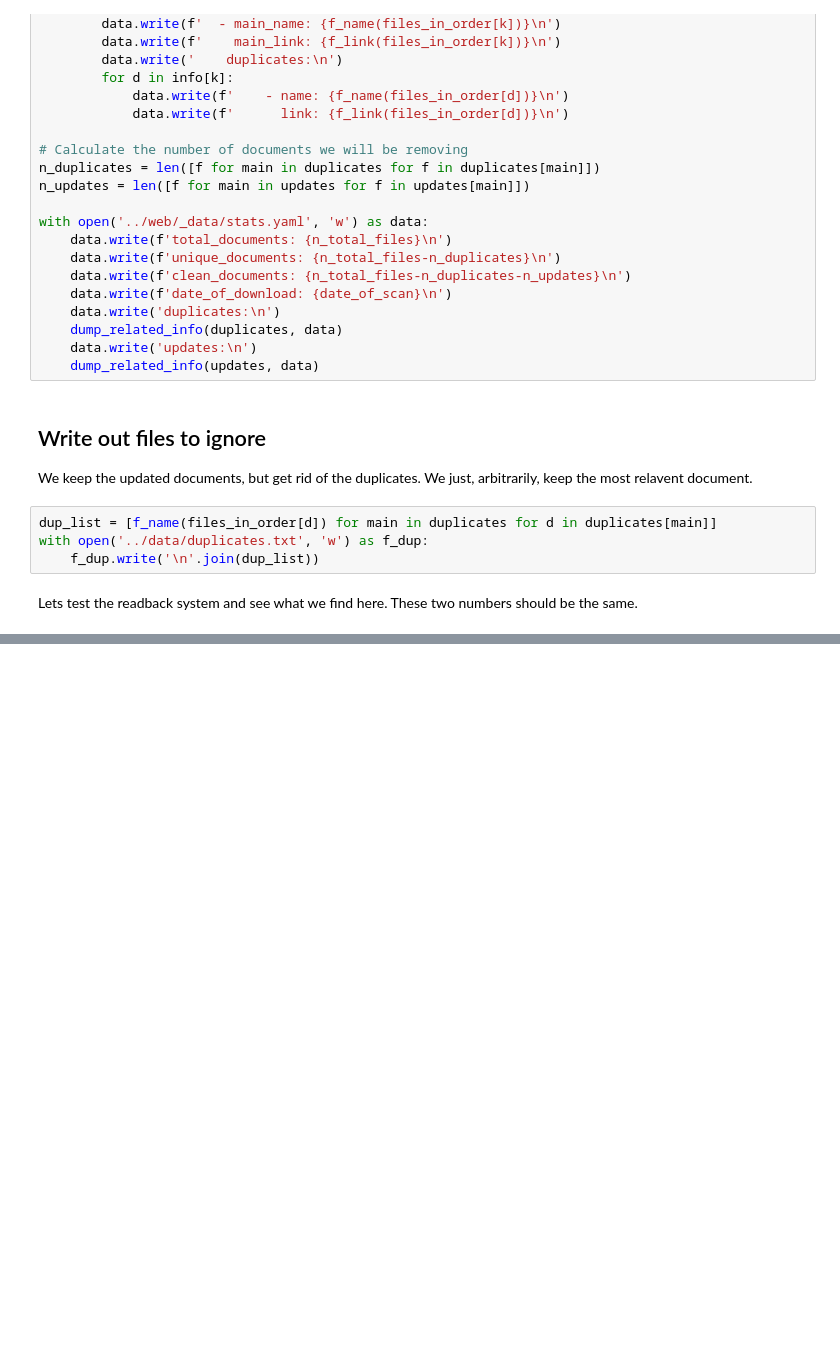
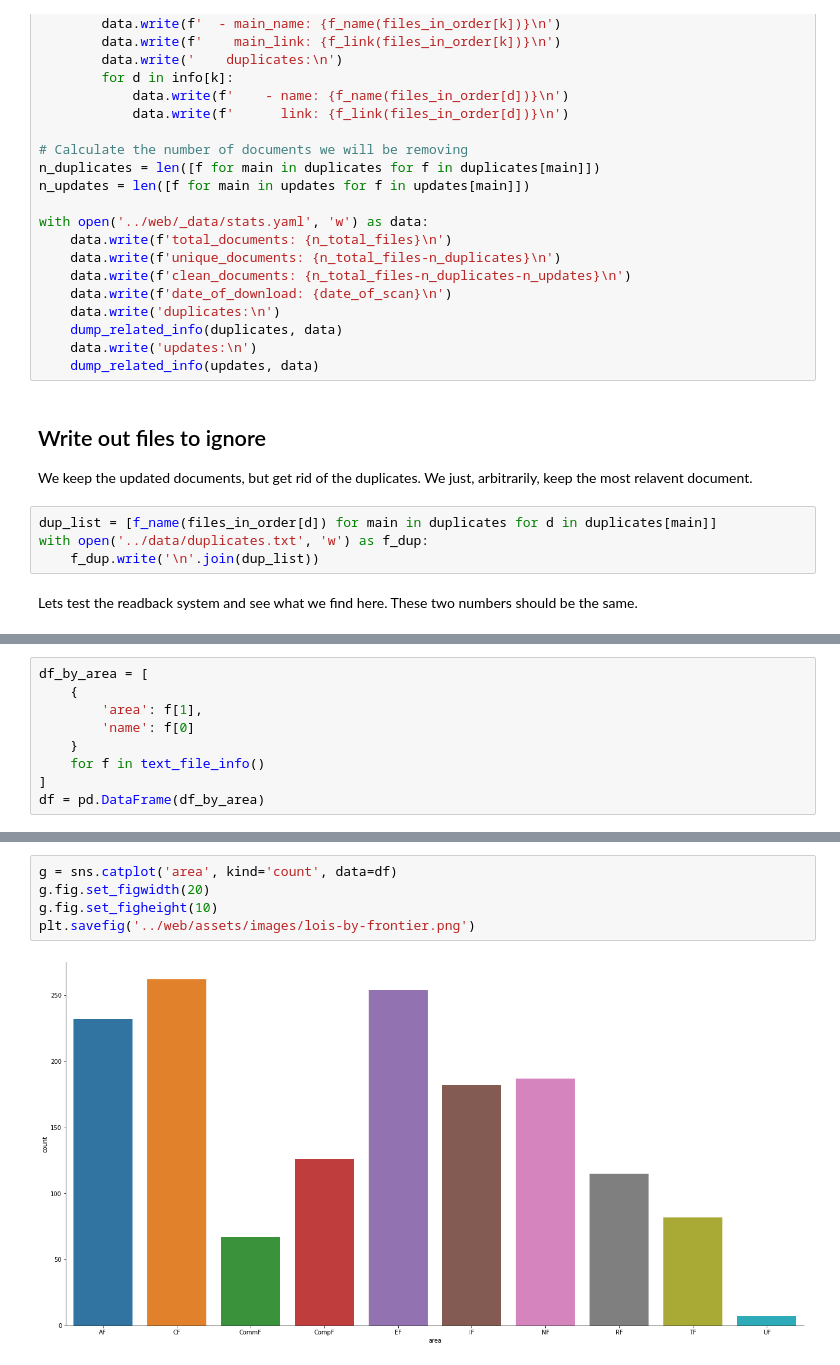
Before and after one commit to gordonwatts/snowmass-loi-words, a Jupyter notebook: notebooks/01-Duplicates.ipynb, the cells around one changed output, grey strips where cells are left out. Drawn from its saved outputs; the diff is of its cells as text; blank space fills up the shorter version.

Commit message:
Generate the contirbution histogram in-line
Fixes #46

```diff
--- a/notebooks/01-Duplicates.ipynb
+++ b/notebooks/01-Duplicates.ipynb
@@ -254,0 +259,9 @@ print (len(list(all_files_trimmed)), n_total_files-n_duplicates)
+# %%
+df_by_area = [
+    {
+        'area': f[1],
+        'name': f[0]
+    }
+    for f in text_file_info()
+]
+df = pd.DataFrame(df_by_area)
@@ -254,0 +284,7 @@ print (len(list(all_files_trimmed)), n_total_files-n_duplicates)
+# %%
+g = sns.catplot('area', kind='count', data=df)
+g.fig.set_figwidth(20)
+g.fig.set_figheight(10)
+plt.savefig('../web/assets/images/lois-by-frontier.png')
+# %% [output]
+[figure, added]
```
Also changed, not shown: parts of 6 cells of this notebook, 2 other files.
